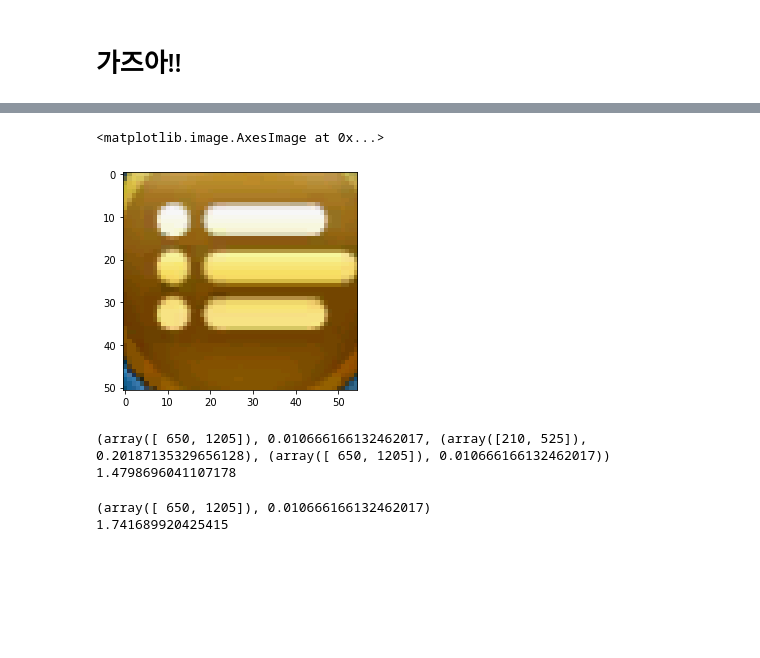
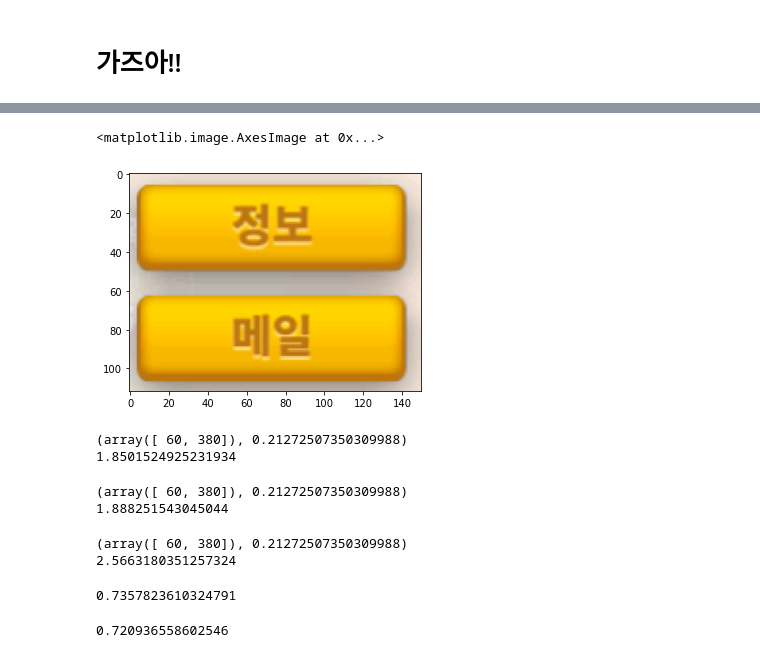
Before and after one commit to khlee369/ROK_OCR, a Jupyter notebook: Threading.ipynb, the cells around one changed output, grey strips where cells are left out. Cells and saved outputs as stored; diff of their text form; code cells hidden in the pictures; blank space fills up the shorter version.

```diff
--- a/Threading.ipynb
+++ b/Threading.ipynb
@@ -214,20 +106,39 @@ plt.imshow(screen)
 # %%
-img = cv2.imread(img_dict['menu'])
+img_path = img_dict['2menus']
+img = cv2.imread(img_path)
 plt.imshow(img)
 # %% [output]
 <matplotlib.image.AxesImage at 0x...>
-[figure, old version]
+[figure, new version]
 # %%
 s = time.time()
 print(find_img_pos(screen, img, dist=None, interval=5, verbose=False))
-print(time.time() - s)
+s4 = time.time() - s
+print(s4)
 # %% [output]
-(array([ 650, 1205]), 0.010666166132462017, (array([210, 525]), 0.20187135329656128), (array([ 650, 1205]), 0.010666166132462017))
-1.4798696041107178
+(array([ 60, 380]), 0.21272507350309988)
+1.8501524925231934
+# %%
+s = time.time()
+print(find_img_pos2(screen, img, dist=None, interval=5, verbose=False))
+s2 = time.time() - s
+print(s2)
+# %% [output]
+(array([ 60, 380]), 0.21272507350309988)
+1.888251543045044
 # %%
 s = time.time()
 print(find_img_pos_single(screen, img, dist=None, interval=5, verbose=False))
-print(time.time() - s)
+s1 = time.time() - s
+print(s1)
 # %% [output]
-(array([ 650, 1205]), 0.010666166132462017)
-1.741689920425415
+(array([ 60, 380]), 0.21272507350309988)
+2.5663180351257324
+# %%
+s2/s1
+# %% [output]
+0.7357823610324791
+# %%
+s4/s1
+# %% [output]
+0.720936558602546
```
Also changed, not shown: parts of 34 cells of this notebook, 4 other files.
